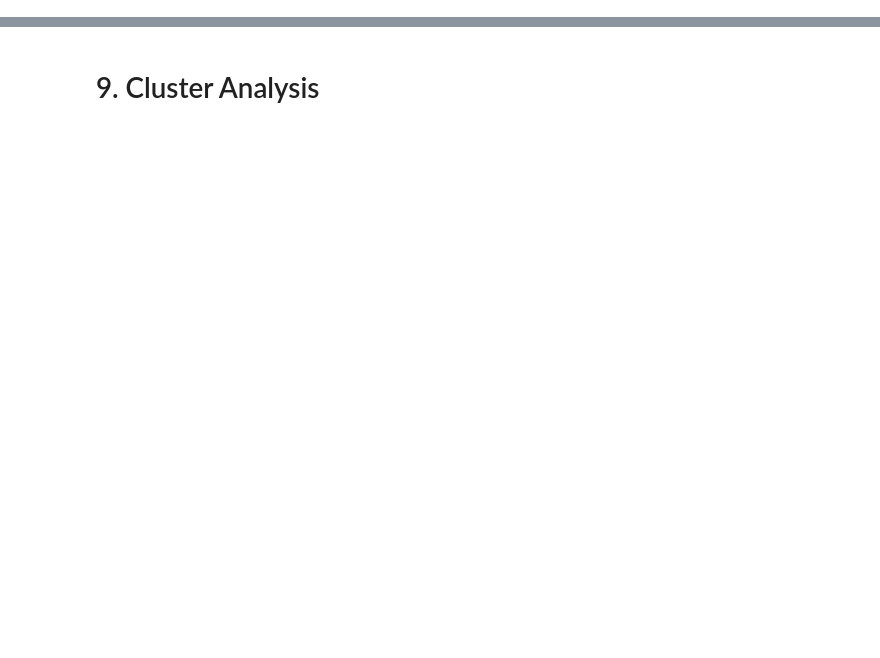
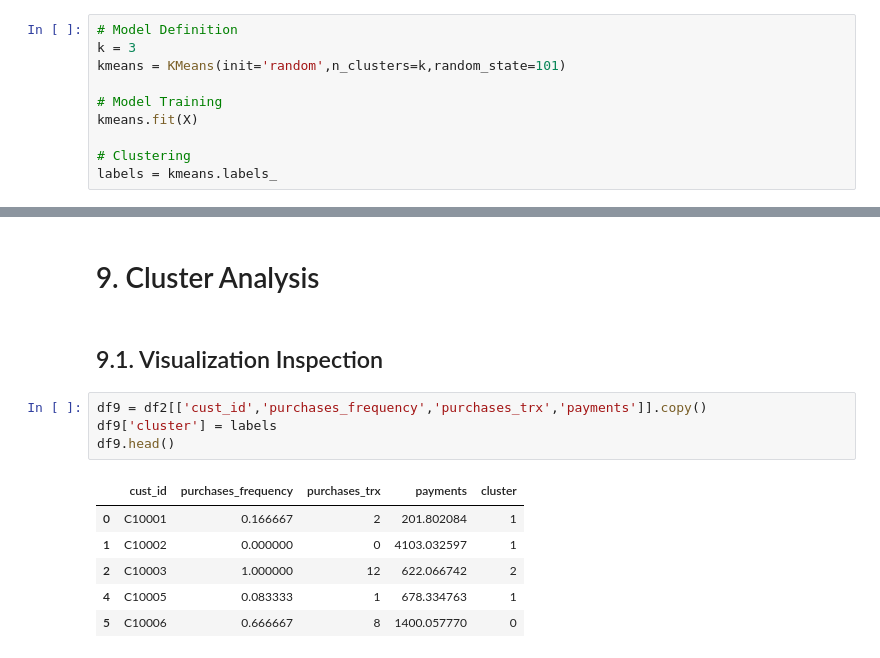
Before and after one commit to Matheus-Homem/international_bank_marketing, a Jupyter notebook: notebooks/c1_end_to_end_solution.ipynb, the cells around one changed output, grey strips where cells are left out. Saved outputs shown, nothing was run; the diff lists cells and outputs as text; blank space fills up the shorter version.

```diff
--- a/notebooks/c1_end_to_end_solution.ipynb
+++ b/notebooks/c1_end_to_end_solution.ipynb
@@ -214,0 +262,10 @@ KElbowVisualizer(ax=<matplotlib.axes._subplots.AxesSubplot object at 0x...>,
+# %%
+# Model Definition
+k = 3
+kmeans = KMeans(init='random',n_clusters=k,random_state=101)
+
+# Model Training
+kmeans.fit(X)
+
+# Clustering
+labels = kmeans.labels_
@@ -215,2 +287,15 @@ KElbowVisualizer(ax=<matplotlib.axes._subplots.AxesSubplot object at 0x...>,
 # %% [markdown]
 # 9. Cluster Analysis
+# %% [markdown]
+## 9.1. Visualization Inspection
+# %%
+df9 = df2[['cust_id','purchases_frequency','purchases_trx','payments']].copy()
+df9['cluster'] = labels
+df9.head()
+# %% [output]
+|  | cust_id | purchases_frequency | purchases_trx | payments | cluster |
+| 0 | C10001 | 0.166667 | 2 | 201.802084 | 1 |
+| 1 | C10002 | 0.000000 | 0 | 4103.032597 | 1 |
+| 2 | C10003 | 1.000000 | 12 | 622.066742 | 2 |
+| 4 | C10005 | 0.083333 | 1 | 678.334763 | 1 |
+| 5 | C10006 | 0.666667 | 8 | 1400.057770 | 0 |
```
Also changed, not shown: parts of 22 cells of this notebook.
